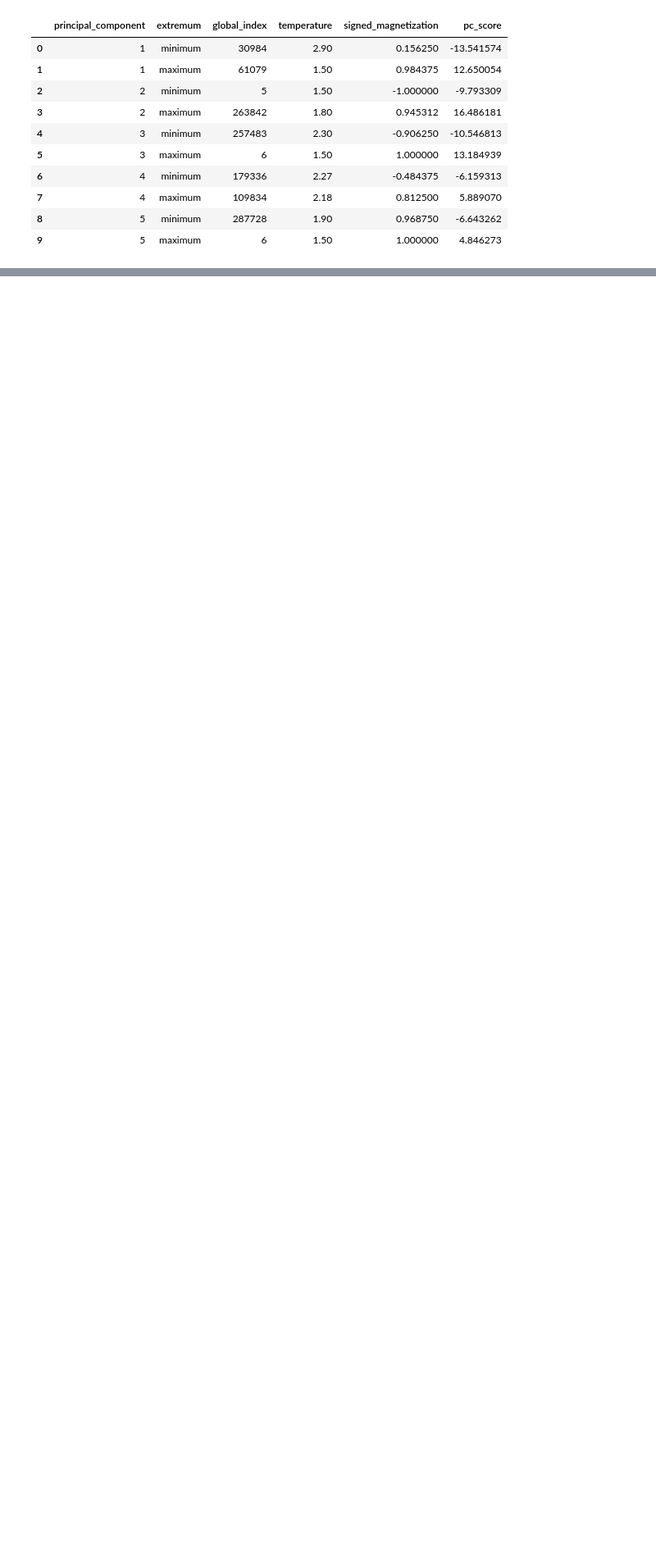
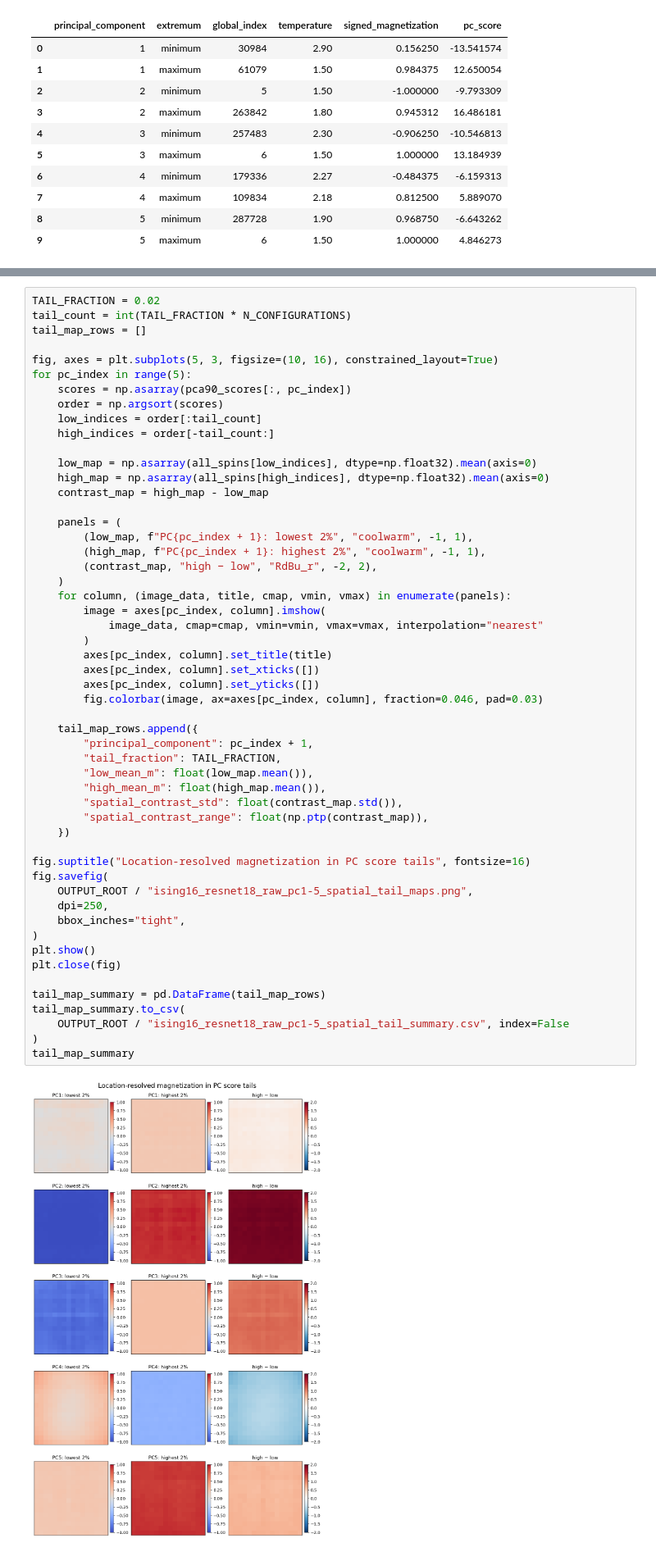
Before and after one commit to lledson425/Summer25, a Jupyter notebook: notebooks/ising/resnet_pca_variance_extrema.ipynb, the cells around one changed output, grey strips where cells are left out. Shown at 82% size. Saved outputs shown, nothing was run; the diff lists cells and outputs as text; blank space fills up the shorter version.

Commit message:
Remove conductance and probe spatial PCA modes

```diff
--- a/notebooks/ising/resnet_pca_variance_extrema.ipynb
+++ b/notebooks/ising/resnet_pca_variance_extrema.ipynb
@@ -301,0 +339,55 @@ extrema_table
+# %%
+TAIL_FRACTION = 0.02
+tail_count = int(TAIL_FRACTION * N_CONFIGURATIONS)
+tail_map_rows = []
+
+fig, axes = plt.subplots(5, 3, figsize=(10, 16), constrained_layout=True)
+for pc_index in range(5):
+    scores = np.asarray(pca90_scores[:, pc_index])
+    order = np.argsort(scores)
+    low_indices = order[:tail_count]
+    high_indices = order[-tail_count:]
+
+    low_map = np.asarray(all_spins[low_indices], dtype=np.float32).mean(axis=0)
+    high_map = np.asarray(all_spins[high_indices], dtype=np.float32).mean(axis=0)
+    contrast_map = high_map - low_map
+
+    panels = (
+        (low_map, f"PC{pc_index + 1}: lowest 2%", "coolwarm", -1, 1),
+        (high_map, f"PC{pc_index + 1}: highest 2%", "coolwarm", -1, 1),
+        (contrast_map, "high − low", "RdBu_r", -2, 2),
+    )
+    for column, (image_data, title, cmap, vmin, vmax) in enumerate(panels):
+        image = axes[pc_index, column].imshow(
+            image_data, cmap=cmap, vmin=vmin, vmax=vmax, interpolation="nearest"
+        )
+        axes[pc_index, column].set_title(title)
+        axes[pc_index, column].set_xticks([])
+        axes[pc_index, column].set_yticks([])
+        fig.colorbar(image, ax=axes[pc_index, column], fraction=0.046, pad=0.03)
+
+    tail_map_rows.append({
+        "principal_component": pc_index + 1,
+        "tail_fraction": TAIL_FRACTION,
+        "low_mean_m": float(low_map.mean()),
+        "high_mean_m": float(high_map.mean()),
+        "spatial_contrast_std": float(contrast_map.std()),
+        "spatial_contrast_range": float(np.ptp(contrast_map)),
+    })
+
+fig.suptitle("Location-resolved magnetization in PC score tails", fontsize=16)
+fig.savefig(
+    OUTPUT_ROOT / "ising16_resnet18_raw_pc1-5_spatial_tail_maps.png",
+    dpi=250,
+    bbox_inches="tight",
+)
+plt.show()
+plt.close(fig)
+
+tail_map_summary = pd.DataFrame(tail_map_rows)
+tail_map_summary.to_csv(
+    OUTPUT_ROOT / "ising16_resnet18_raw_pc1-5_spatial_tail_summary.csv", index=False
+)
+tail_map_summary
+# %% [output]
+[figure, added]
```
Also changed, not shown: parts of 9 cells of this notebook, 1 other file.
